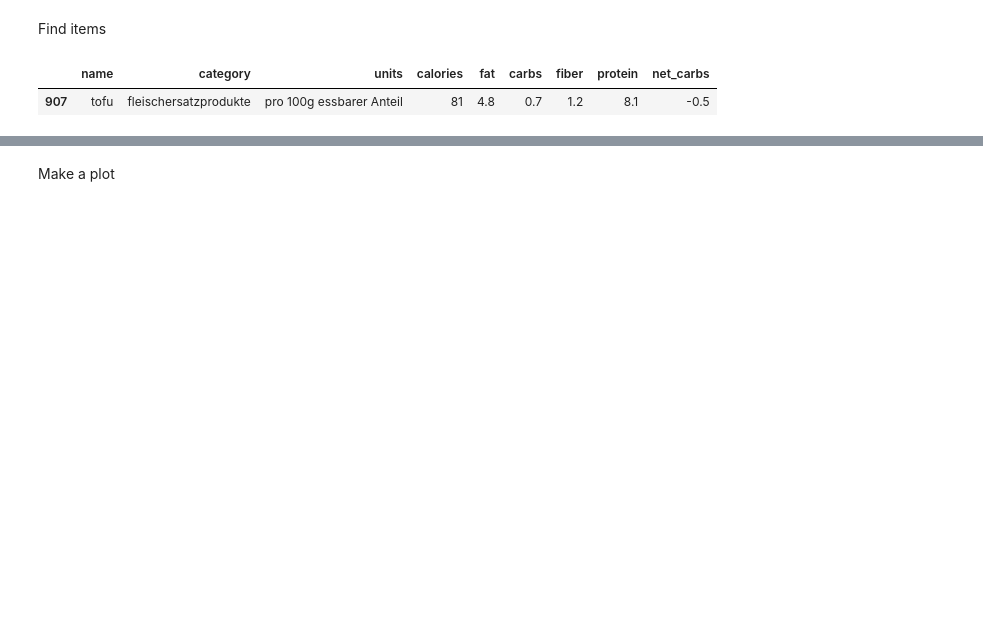
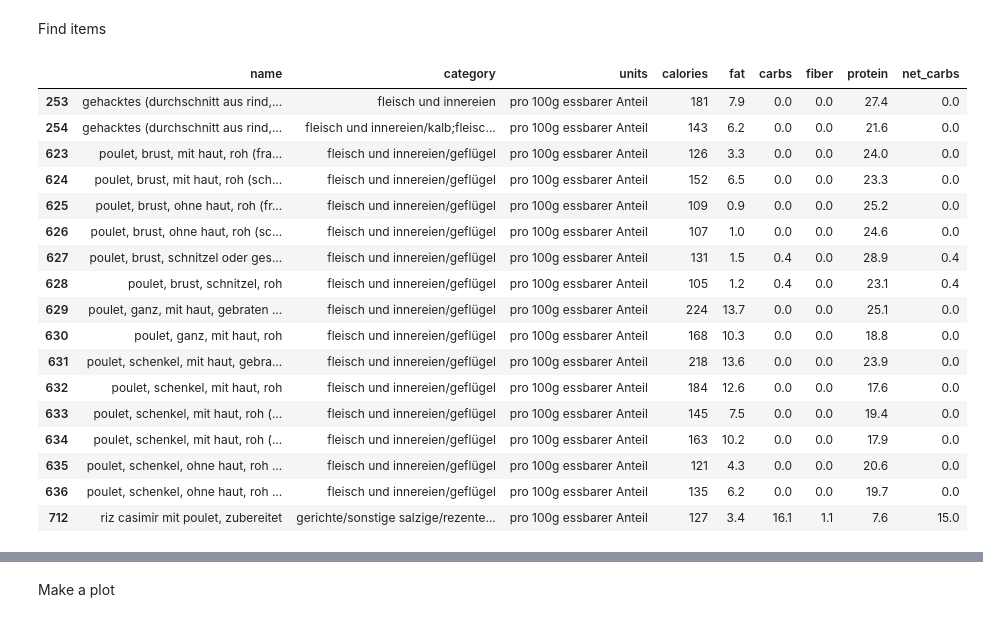
Before and after one commit to fabiangunzinger/learning, a Jupyter notebook: food-data/foods.ipynb, the cells around one changed output, grey strips where cells are left out. Drawn from its saved outputs; the diff is of its cells as text; code cells hidden in the pictures; blank space fills up the shorter version.

```diff
--- a/food-data/foods.ipynb
+++ b/food-data/foods.ipynb
@@ -59,9 +82,28 @@ foods.head()
 | 4 | amaranth, samen, roh | getreideprodukte, hülsenfrüchte u... | pro 100g essbarer Anteil | 376 | 7.0 | 56.8 | 11.0 | 15.8 | 45.8 |
 # %% [markdown]
 Find items
-# %%
-foods.loc[foods.name.str.contains('tofu')]
-# %% [output]
-|  | name | category | units | calories | fat | carbs | fiber | protein | net_carbs |
-| 907 | tofu | fleischersatzprodukte | pro 100g essbarer Anteil | 81 | 4.8 | 0.7 | 1.2 | 8.1 | -0.5 |
+# %%
+def find_item(item):
+    return foods[foods.name.str.contains(item)]
+
+find_item('poul')
+# %% [output]
+|  | name | category | units | calories | fat | carbs | fiber | protein | net_carbs |
+| 253 | gehacktes (durchschnitt aus rind,... | fleisch und innereien | pro 100g essbarer Anteil | 181 | 7.9 | 0.0 | 0.0 | 27.4 | 0.0 |
+| 254 | gehacktes (durchschnitt aus rind,... | fleisch und innereien/kalb;fleisc... | pro 100g essbarer Anteil | 143 | 6.2 | 0.0 | 0.0 | 21.6 | 0.0 |
+| 623 | poulet, brust, mit haut, roh (fra... | fleisch und innereien/geflügel | pro 100g essbarer Anteil | 126 | 3.3 | 0.0 | 0.0 | 24.0 | 0.0 |
+| 624 | poulet, brust, mit haut, roh (sch... | fleisch und innereien/geflügel | pro 100g essbarer Anteil | 152 | 6.5 | 0.0 | 0.0 | 23.3 | 0.0 |
+| 625 | poulet, brust, ohne haut, roh (fr... | fleisch und innereien/geflügel | pro 100g essbarer Anteil | 109 | 0.9 | 0.0 | 0.0 | 25.2 | 0.0 |
+| 626 | poulet, brust, ohne haut, roh (sc... | fleisch und innereien/geflügel | pro 100g essbarer Anteil | 107 | 1.0 | 0.0 | 0.0 | 24.6 | 0.0 |
+| 627 | poulet, brust, schnitzel oder ges... | fleisch und innereien/geflügel | pro 100g essbarer Anteil | 131 | 1.5 | 0.4 | 0.0 | 28.9 | 0.4 |
+| 628 | poulet, brust, schnitzel, roh | fleisch und innereien/geflügel | pro 100g essbarer Anteil | 105 | 1.2 | 0.4 | 0.0 | 23.1 | 0.4 |
+| 629 | poulet, ganz, mit haut, gebraten ... | fleisch und innereien/geflügel | pro 100g essbarer Anteil | 224 | 13.7 | 0.0 | 0.0 | 25.1 | 0.0 |
+| 630 | poulet, ganz, mit haut, roh | fleisch und innereien/geflügel | pro 100g essbarer Anteil | 168 | 10.3 | 0.0 | 0.0 | 18.8 | 0.0 |
+| 631 | poulet, schenkel, mit haut, gebra... | fleisch und innereien/geflügel | pro 100g essbarer Anteil | 218 | 13.6 | 0.0 | 0.0 | 23.9 | 0.0 |
+| 632 | poulet, schenkel, mit haut, roh | fleisch und innereien/geflügel | pro 100g essbarer Anteil | 184 | 12.6 | 0.0 | 0.0 | 17.6 | 0.0 |
+| 633 | poulet, schenkel, mit haut, roh (... | fleisch und innereien/geflügel | pro 100g essbarer Anteil | 145 | 7.5 | 0.0 | 0.0 | 19.4 | 0.0 |
+| 634 | poulet, schenkel, mit haut, roh (... | fleisch und innereien/geflügel | pro 100g essbarer Anteil | 163 | 10.2 | 0.0 | 0.0 | 17.9 | 0.0 |
+| 635 | poulet, schenkel, ohne haut, roh ... | fleisch und innereien/geflügel | pro 100g essbarer Anteil | 121 | 4.3 | 0.0 | 0.0 | 20.6 | 0.0 |
+| 636 | poulet, schenkel, ohne haut, roh ... | fleisch und innereien/geflügel | pro 100g essbarer Anteil | 135 | 6.2 | 0.0 | 0.0 | 19.7 | 0.0 |
+| 712 | riz casimir mit poulet, zubereitet | gerichte/sonstige salzige/rezente... | pro 100g essbarer Anteil | 127 | 3.4 | 16.1 | 1.1 | 7.6 | 15.0 |
 # %% [markdown]
```
Also changed, not shown: parts of 7 cells of this notebook.
